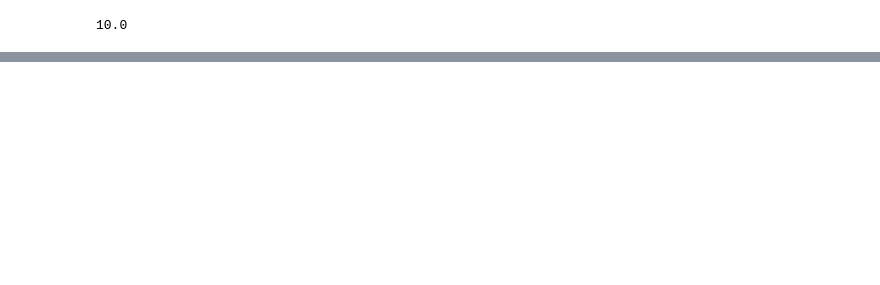
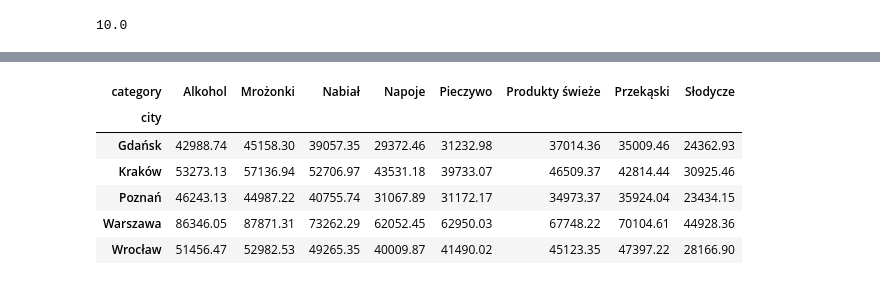
Before and after one commit to HMurawski/dump, a Jupyter notebook: dump_learning/March/3.ipynb, the cells around one changed output, grey strips where cells are left out. Saved outputs shown, nothing was run; the diff lists cells and outputs as text; code cells hidden in the pictures; blank space fills up the shorter version.

```diff
--- a/dump_learning/March/3.ipynb
+++ b/dump_learning/March/3.ipynb
@@ -183,0 +209,11 @@ popular_category_by_gender
+# %%
+sales_pivot = merged_df.pivot_table(index='city', columns='category', values='total_sales', aggfunc='sum')
+sales_pivot
+# %% [output]
+| category | Alkohol | Mrożonki | Nabiał | Napoje | Pieczywo | Produkty świeże | Przekąski | Słodycze |
+| city |  |  |  |  |  |  |  |  |
+| Gdańsk | 42988.74 | 45158.30 | 39057.35 | 29372.46 | 31232.98 | 37014.36 | 35009.46 | 24362.93 |
+| Kraków | 53273.13 | 57136.94 | 52706.97 | 43531.18 | 39733.07 | 46509.37 | 42814.44 | 30925.46 |
+| Poznań | 46243.13 | 44987.22 | 40755.74 | 31067.89 | 31172.17 | 34973.37 | 35924.04 | 23434.15 |
+| Warszawa | 86346.05 | 87871.31 | 73262.29 | 62052.45 | 62950.03 | 67748.22 | 70104.61 | 44928.36 |
+| Wrocław | 51456.47 | 52982.53 | 49265.35 | 40009.87 | 41490.02 | 45123.35 | 47397.22 | 28166.90 |
```
Also changed, not shown: parts of 18 cells of this notebook.
